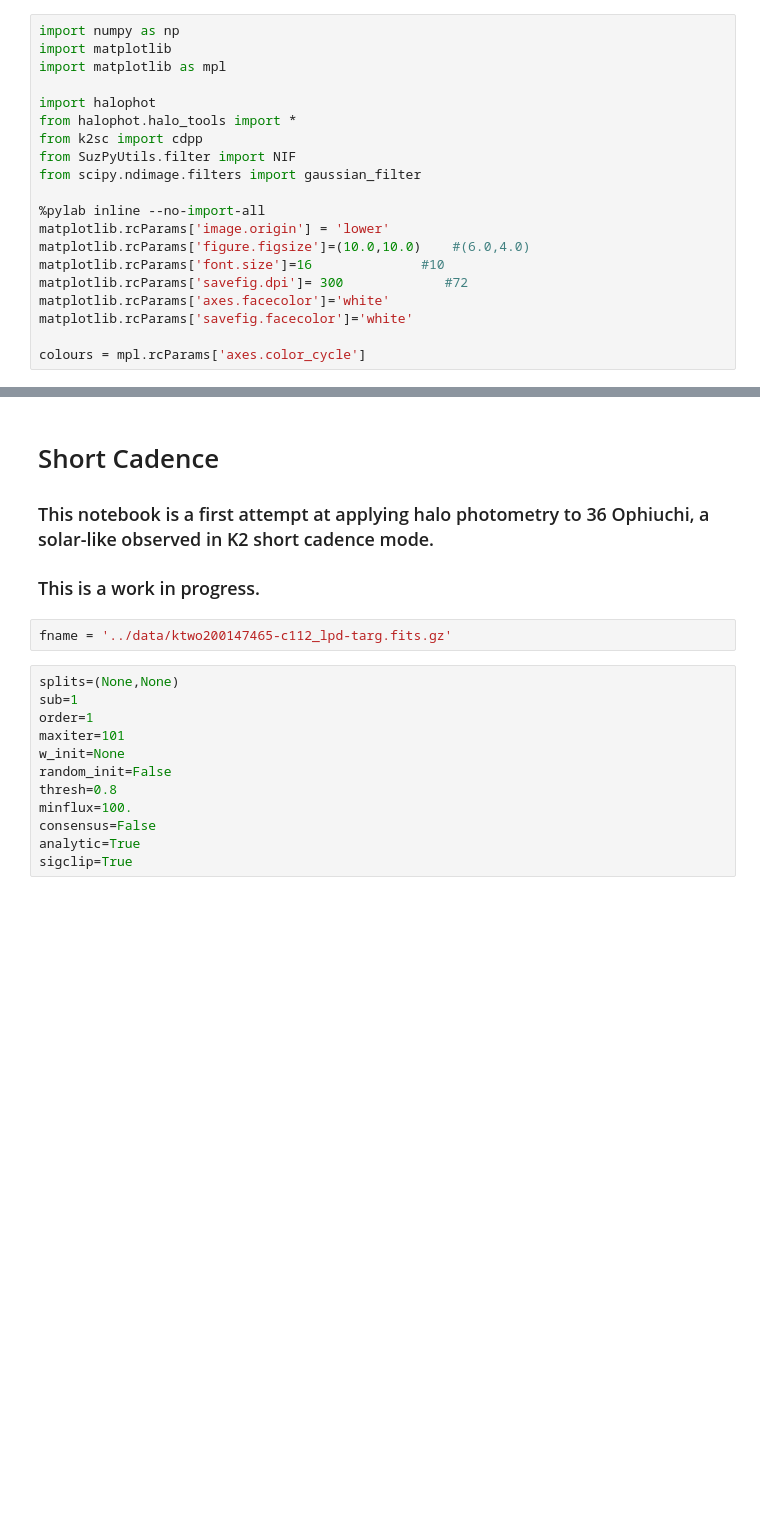
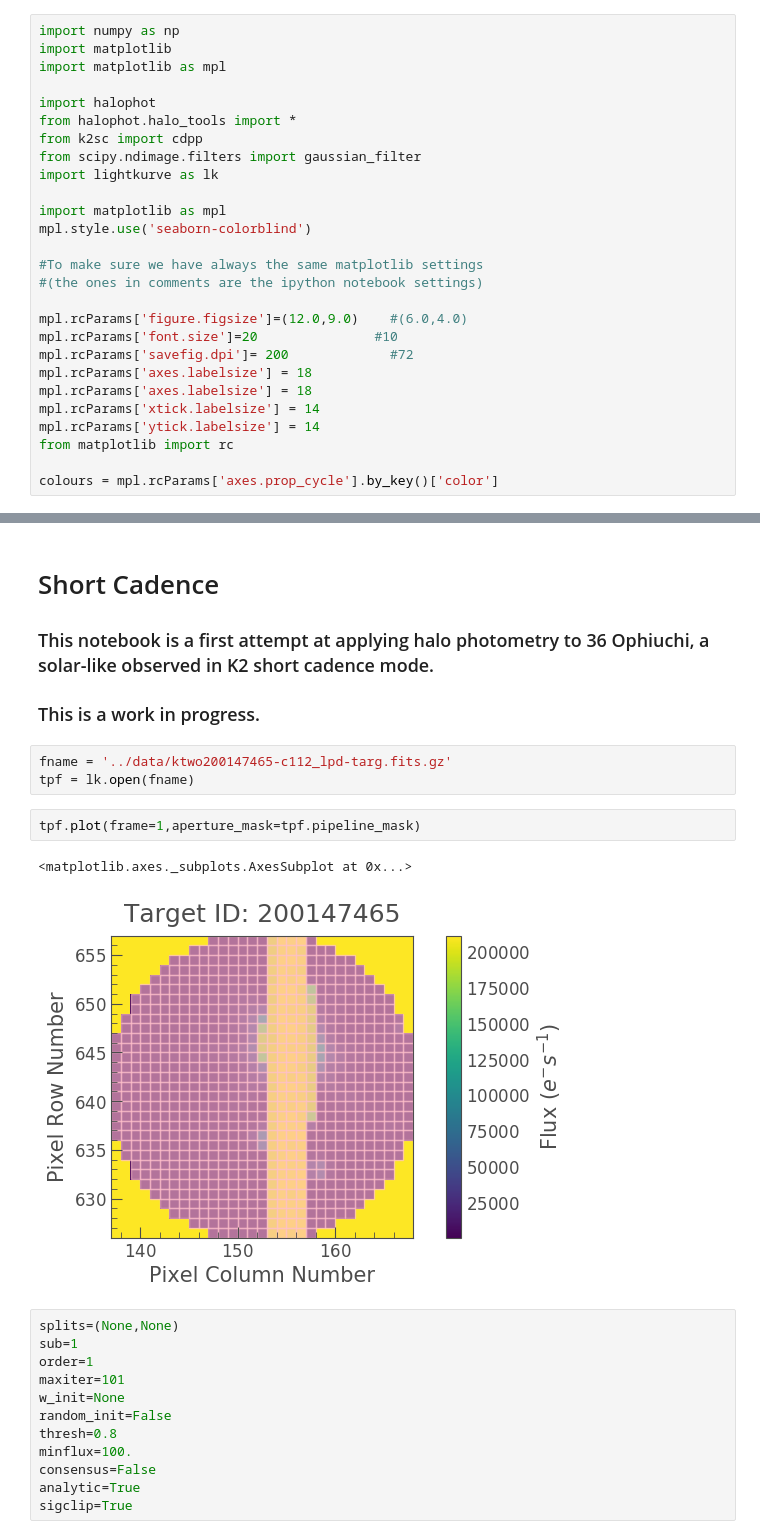
Before and after one commit to hvidy/halophot, a Jupyter notebook: notebooks/shortcad.ipynb, the cells around one changed output, grey strips where cells are left out. Saved outputs shown, nothing was run; the diff lists cells and outputs as text; blank space fills up the shorter version.

```diff
--- a/notebooks/shortcad.ipynb
+++ b/notebooks/shortcad.ipynb
@@ -6,15 +6,22 @@ import matplotlib as mpl
 import halophot
 from halophot.halo_tools import *
 from k2sc import cdpp
-from SuzPyUtils.filter import NIF
 from scipy.ndimage.filters import gaussian_filter
+import lightkurve as lk
 
-%pylab inline --no-import-all
-matplotlib.rcParams['image.origin'] = 'lower'
-matplotlib.rcParams['figure.figsize']=(10.0,10.0)    #(6.0,4.0)
-matplotlib.rcParams['font.size']=16              #10
-matplotlib.rcParams['savefig.dpi']= 300             #72
-matplotlib.rcParams['axes.facecolor']='white'
-matplotlib.rcParams['savefig.facecolor']='white'
+import matplotlib as mpl
+mpl.style.use('seaborn-colorblind')
 
-colours = mpl.rcParams['axes.color_cycle']
+#To make sure we have always the same matplotlib settings
+#(the ones in comments are the ipython notebook settings)
+
+mpl.rcParams['figure.figsize']=(12.0,9.0)    #(6.0,4.0)
+mpl.rcParams['font.size']=20               #10
+mpl.rcParams['savefig.dpi']= 200             #72
+mpl.rcParams['axes.labelsize'] = 18
+mpl.rcParams['axes.labelsize'] = 18
+mpl.rcParams['xtick.labelsize'] = 14
+mpl.rcParams['ytick.labelsize'] = 14
+from matplotlib import rc
+
+colours = mpl.rcParams['axes.prop_cycle'].by_key()['color']
@@ -28,6 +33,12 @@ Populating the interactive namespace from numpy and matplotlib
 ### This is a work in progress.
 # %%
 fname = '../data/ktwo200147465-c112_lpd-targ.fits.gz'
+tpf = lk.open(fname)
+# %%
+tpf.plot(frame=1,aperture_mask=tpf.pipeline_mask)
+# %% [output]
+<matplotlib.axes._subplots.AxesSubplot at 0x...>
+[figure, added]
 # %%
 splits=(None,None)
 sub=1
```
Also changed, not shown: parts of 1 cell of this notebook, 7 other files.
